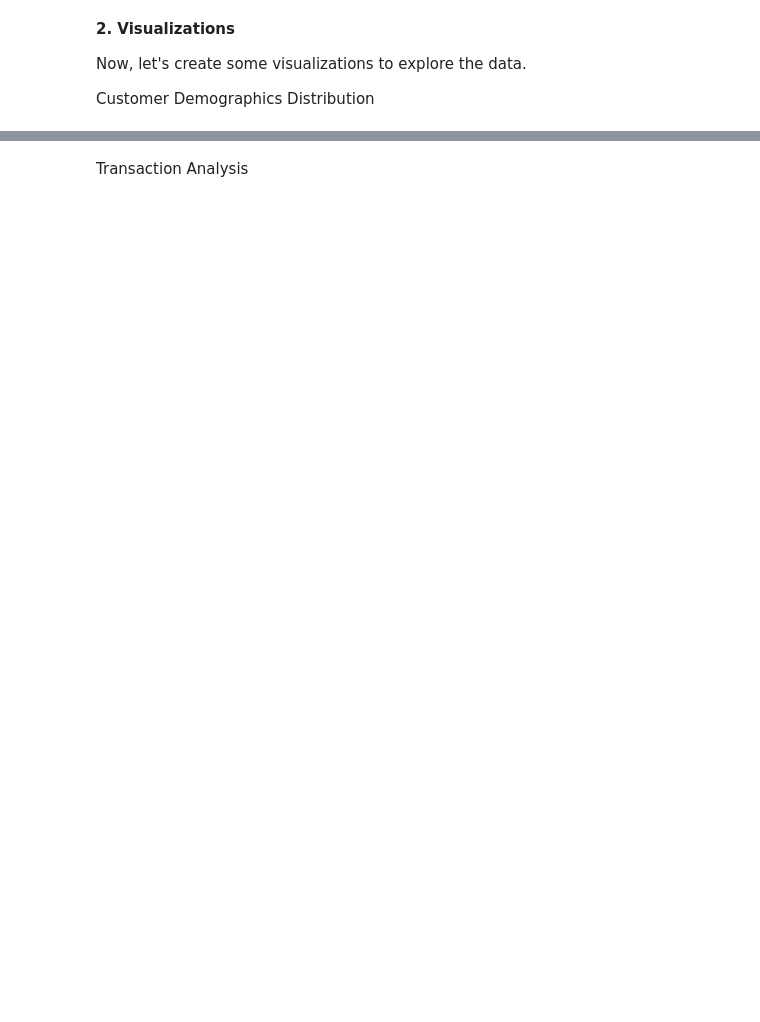
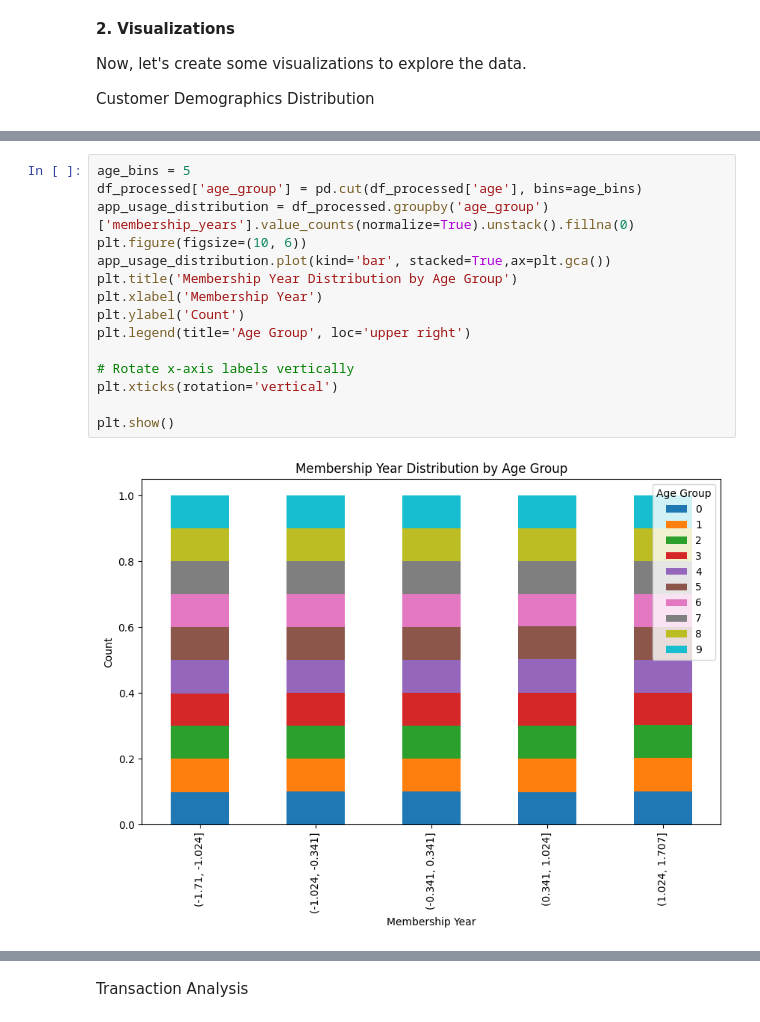
Before and after one commit to saifrahmania/Data36100, a Jupyter notebook: Implementations/SecondInitialWork.ipynb, the cells around one changed output, grey strips where cells are left out. Drawn from its saved outputs; the diff is of its cells as text; blank space fills up the shorter version.

```diff
--- a/Implementations/SecondInitialWork.ipynb
+++ b/Implementations/SecondInitialWork.ipynb
@@ -80,0 +79,17 @@ plt.show()
+# %%
+age_bins = 5
+df_processed['age_group'] = pd.cut(df_processed['age'], bins=age_bins)
+app_usage_distribution = df_processed.groupby('age_group')['membership_years'].value_counts(normalize=True).unstack().fillna(0)
+plt.figure(figsize=(10, 6))
+app_usage_distribution.plot(kind='bar', stacked=True,ax=plt.gca())
+plt.title('Membership Year Distribution by Age Group')
+plt.xlabel('Membership Year')
+plt.ylabel('Count')
+plt.legend(title='Age Group', loc='upper right')
+
+# Rotate x-axis labels vertically
+plt.xticks(rotation='vertical')
+
+plt.show()
+# %% [output]
+[figure, added]
```
Also changed, not shown: parts of 15 cells of this notebook, 1 other file.
